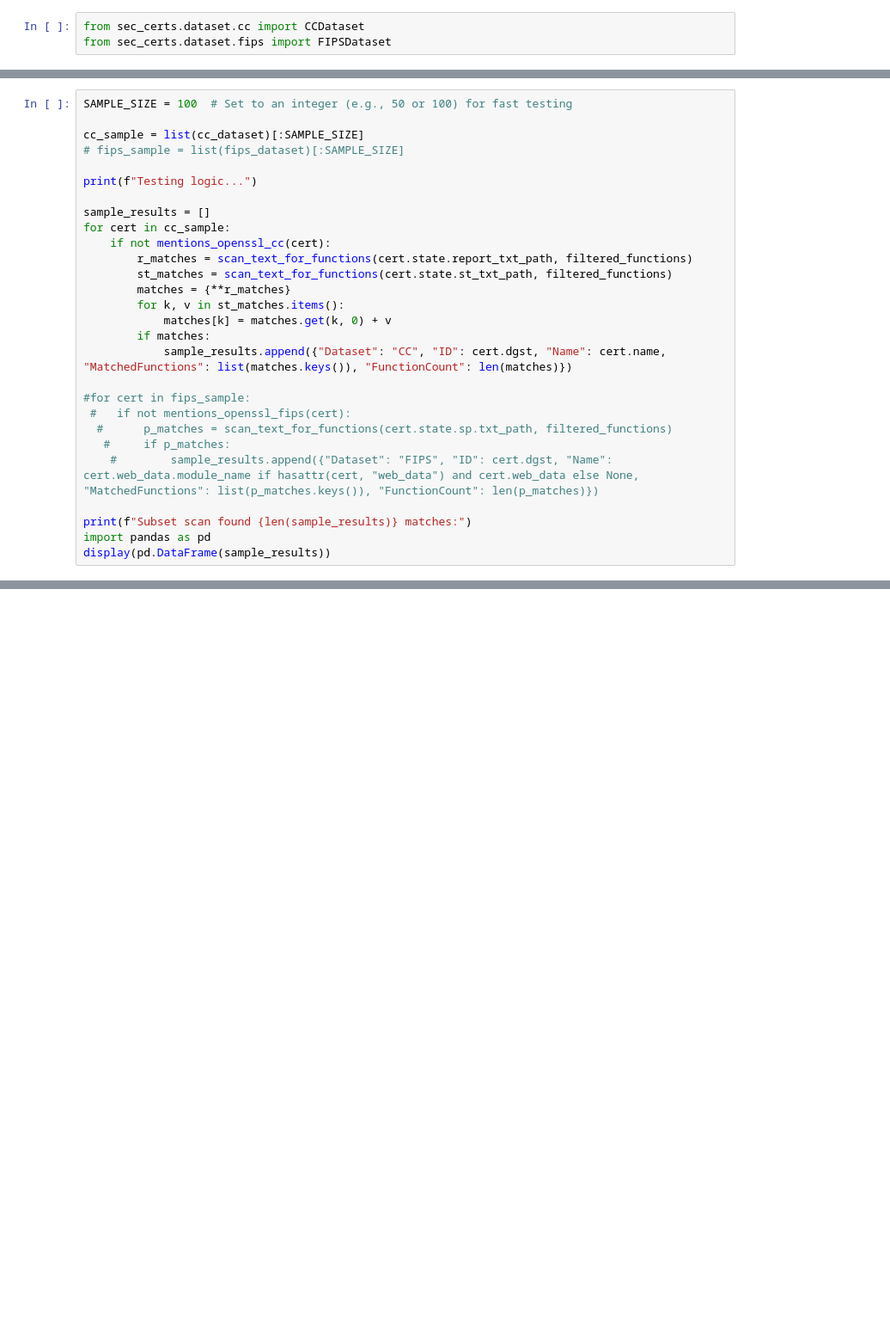
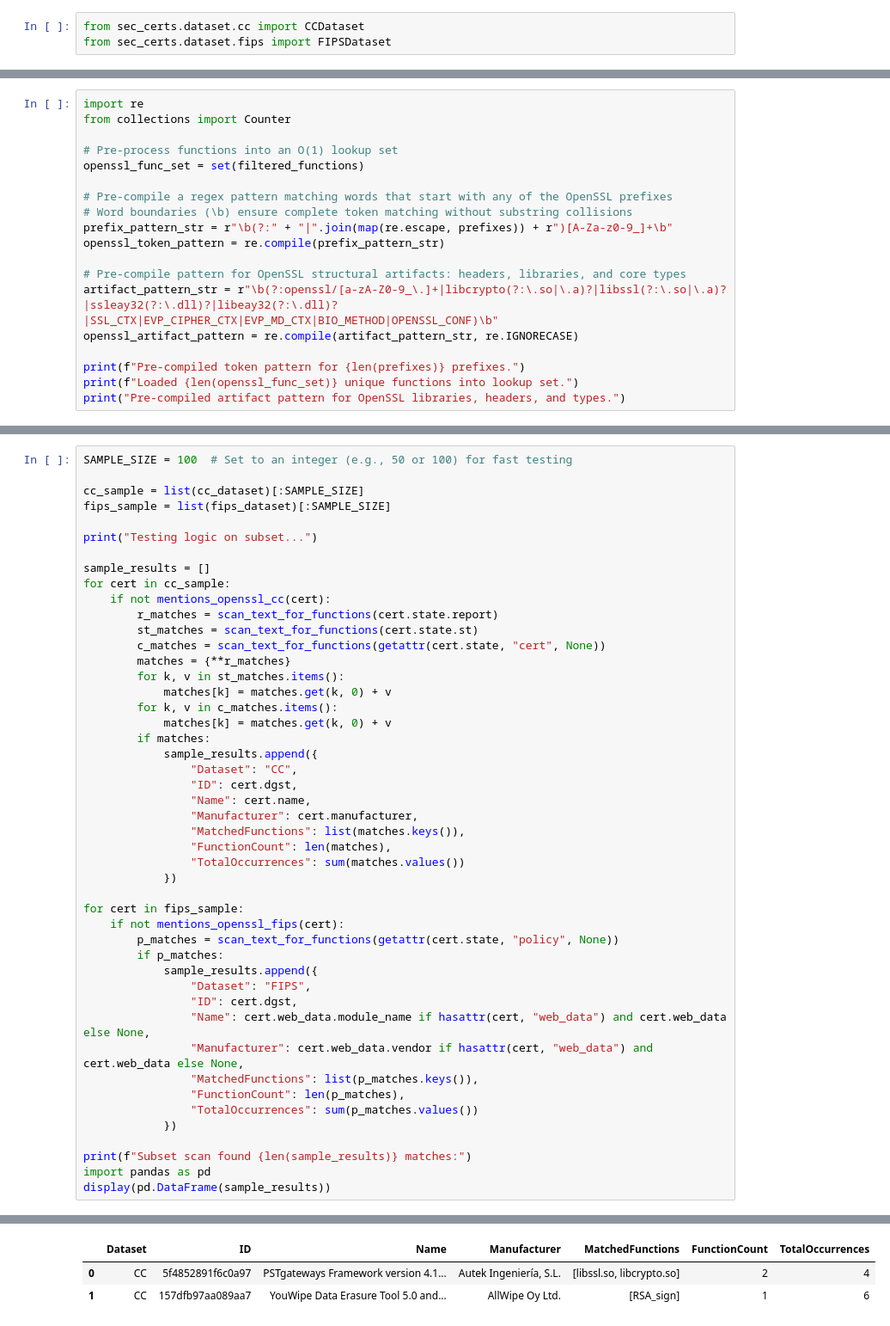
Before and after one commit to mr-akiio/thesis-code, a Jupyter notebook: notebooks/undisclosed_rebranding.ipynb, the cells around one changed output, grey strips where cells are left out. Shown at 86% size. Saved outputs shown, nothing was run; the diff lists cells and outputs as text; blank space fills up the shorter version.

```diff
--- a/notebooks/undisclosed_rebranding.ipynb
+++ b/notebooks/undisclosed_rebranding.ipynb
@@ -58,0 +85,19 @@ Filtered high-confidence functions: 3450
+# %%
+import re
+from collections import Counter
+
+# Pre-process functions into an O(1) lookup set
+openssl_func_set = set(filtered_functions)
+
+# Pre-compile a regex pattern matching words that start with any of the OpenSSL prefixes
+# Word boundaries (\b) ensure complete token matching without substring collisions
+prefix_pattern_str = r"\b(?:" + "|".join(map(re.escape, prefixes)) + r")[A-Za-z0-9_]+\b"
+openssl_token_pattern = re.compile(prefix_pattern_str)
+
+# Pre-compile pattern for OpenSSL structural artifacts: headers, libraries, and core types
+artifact_pattern_str = r"\b(?:openssl/[a-zA-Z0-9_\.]+|libcrypto(?:\.so|\.a)?|libssl(?:\.so|\.a)?|ssleay32(?:\.dll)?|libeay32(?:\.dll)?|SSL_CTX|EVP_CIPHER_CTX|EVP_MD_CTX|BIO_METHOD|OPENSSL_CONF)\b"
+openssl_artifact_pattern = re.compile(artifact_pattern_str, re.IGNORECASE)
+
+print(f"Pre-compiled token pattern for {len(prefixes)} prefixes.")
+print(f"Loaded {len(openssl_func_set)} unique functions into lookup set.")
+print("Pre-compiled artifact pattern for OpenSSL libraries, headers, and types.")
@@ -103,26 +176,45 @@ To test and debug quickly without scanning all ~12,000 certificates, configure
 SAMPLE_SIZE = 100  # Set to an integer (e.g., 50 or 100) for fast testing
 
 cc_sample = list(cc_dataset)[:SAMPLE_SIZE]
-# fips_sample = list(fips_dataset)[:SAMPLE_SIZE]
+fips_sample = list(fips_dataset)[:SAMPLE_SIZE]
 
-print(f"Testing logic...")
+print("Testing logic on subset...")
 
 sample_results = []
 for cert in cc_sample:
     if not mentions_openssl_cc(cert):
-        r_matches = scan_text_for_functions(cert.state.report_txt_path, filtered_functions)
-        st_matches = scan_text_for_functions(cert.state.st_txt_path, filtered_functions)
+        r_matches = scan_text_for_functions(cert.state.report)
+        st_matches = scan_text_for_functions(cert.state.st)
+        c_matches = scan_text_for_functions(getattr(cert.state, "cert", None))
         matches = {**r_matches}
         for k, v in st_matches.items():
             matches[k] = matches.get(k, 0) + v
+        for k, v in c_matches.items():
+            matches[k] = matches.get(k, 0) + v
         if matches:
-            sample_results.append({"Dataset": "CC", "ID": cert.dgst, "Name": cert.name, "MatchedFunctions": list(matches.keys()), "FunctionCount": len(matches)})
+            sample_results.append({
+                "Dataset": "CC",
+                "ID": cert.dgst,
+                "Name": cert.name,
+                "Manufacturer": cert.manufacturer,
+                "MatchedFunctions": list(matches.keys()),
+                "FunctionCount": len(matches),
+                "TotalOccurrences": sum(matches.values())
+            })
 
-#for cert in fips_sample:
- #   if not mentions_openssl_fips(cert):
-  #      p_matches = scan_text_for_functions(cert.state.sp.txt_path, filtered_functions)
-   #     if p_matches:
-    #        sample_results.append({"Dataset": "FIPS", "ID": cert.dgst, "Name": cert.web_data.module_name if hasattr(cert, "web_data") and cert.web_data else None, "MatchedFunctions": list(p_matches.keys()), "FunctionCount": len(p_matches)})
+for cert in fips_sample:
+    if not mentions_openssl_fips(cert):
+        p_matches = scan_text_for_functions(getattr(cert.state, "policy", None))
+        if p_matches:
+            sample_results.append({
+                "Dataset": "FIPS",
+                "ID": cert.dgst,
+                "Name": cert.web_data.module_name if hasattr(cert, "web_data") and cert.web_data else None,
+                "Manufacturer": cert.web_data.vendor if hasattr(cert, "web_data") and cert.web_data else None,
+                "MatchedFunctions": list(p_matches.keys()),
+                "FunctionCount": len(p_matches),
+                "TotalOccurrences": sum(p_matches.values())
+            })
 
 print(f"Subset scan found {len(sample_results)} matches:")
 import pandas as pd
@@ -133 +225,4 @@ AttributeError: 'InternalState' object has no attribute 'report_txt_path'
+|  | Dataset | ID | Name | Manufacturer | MatchedFunctions | FunctionCount | TotalOccurrences |
+| 0 | CC | 5f4852891f6c0a97 | PSTgateways Framework version 4.1... | Autek Ingeniería, S.L. | [libssl.so, libcrypto.so] | 2 | 4 |
+| 1 | CC | 157dfb97aa089aa7 | YouWipe Data Erasure Tool 5.0 and... | AllWipe Oy Ltd. | [RSA_sign] | 1 | 6 |
 # %% [markdown]
```
Also changed, not shown: parts of 17 cells of this notebook.
